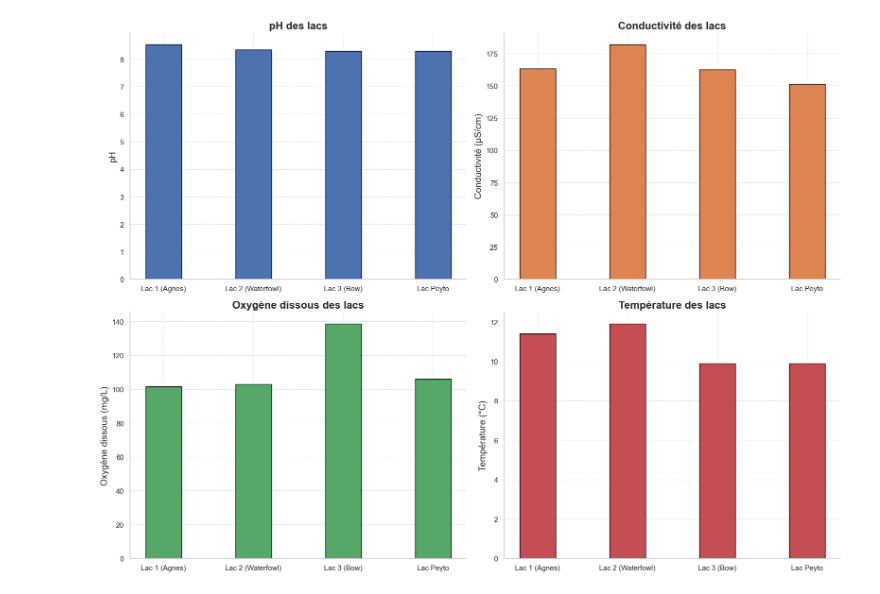
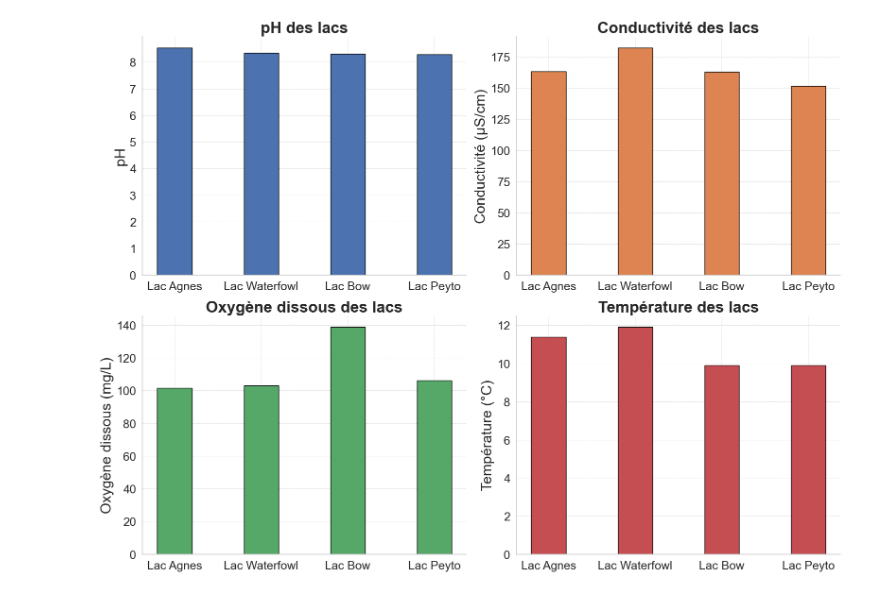
Before and after one commit to tofunori/Ouest, a Jupyter notebook: Limnologie/graphique_lacs.ipynb, the cells around one changed output. Drawn from its saved outputs; the diff is of its cells as text; code cells hidden in the pictures.

```diff
--- a/Limnologie/graphique_lacs.ipynb
+++ b/Limnologie/graphique_lacs.ipynb
@@ -4,7 +4,7 @@ import numpy as np
 import seaborn as sns
 
 # Données
-lacs = ['Lac 1 (Agnes)', 'Lac 2 (Waterfowl)', 'Lac 3 (Bow)', 'Lac Peyto']
+lacs = ['Lac Agnes', 'Lac Waterfowl', 'Lac Bow', 'Lac Peyto']
 ph = [8.53, 8.34, 8.30, 8.29]
 conductivite = [163.3, 182, 162.8, 151.4]
 oxygene_dissous = [101.5, 103, 138.6, 106]
@@ -18,40 +18,51 @@ fig, axs = plt.subplots(2, 2, figsize=(16, 12))
 
 # pH
 axs[0, 0].bar(lacs, ph, width=0.4, color=sns.color_palette("deep")[0], edgecolor='black')
-axs[0, 0].set_title('pH des lacs', fontsize=16, fontweight='bold')
-axs[0, 0].set_ylabel('pH', fontsize=14)
+axs[0, 0].set_title('pH des lacs', fontsize=24, fontweight='bold')
+axs[0, 0].set_ylabel('pH', fontsize=22)
+axs[0, 0].set_xticklabels(lacs, fontsize=18)
 axs[0, 0].grid(visible=True, linestyle='--', linewidth=0.7, alpha=0.7)
 axs[0, 0].spines['top'].set_visible(False)
 axs[0, 0].spines['right'].set_visible(False)
+axs[0, 0].tick_params(axis='y', labelsize=18)  # Increase y-tick labels size
 
 # Conductivité
 axs[0, 1].bar(lacs, conductivite, width=0.4, color=sns.color_palette("deep")[1], edgecolor='black')
-axs[0, 1].set_title('Conductivité des lacs', fontsize=16, fontweight='bold')
-axs[0, 1].set_ylabel('Conductivité (µS/cm)', fontsize=14)
+axs[0, 1].set_title('Conductivité des lacs', fontsize=24, fontweight='bold')
+axs[0, 1].set_ylabel('Conductivité (µS/cm)', fontsize=22)
+axs[0, 1].set_xticklabels(lacs, fontsize=18)
 axs[0, 1].grid(visible=True, linestyle='--', linewidth=0.7, alpha=0.7)
 axs[0, 1].spines['top'].set_visible(False)
 axs[0, 1].spines['right'].set_visible(False)
+axs[0, 1].tick_params(axis='y', labelsize=18)  # Increase y-tick labels size
 
 # Oxygène dissous
 axs[1, 0].bar(lacs, oxygene_dissous, width=0.4, color=sns.color_palette("deep")[2], edgecolor='black')
-axs[1, 0].set_title('Oxygène dissous des lacs', fontsize=16, fontweight='bold')
-axs[1, 0].set_ylabel('Oxygène dissous (mg/L)', fontsize=14)
+axs[1, 0].set_title('Oxygène dissous des lacs', fontsize=24, fontweight='bold')
+axs[1, 0].set_ylabel('Oxygène dissous (mg/L)', fontsize=22)
+axs[1, 0].set_xticklabels(lacs, fontsize=18)
 axs[1, 0].grid(visible=True, linestyle='--', linewidth=0.7, alpha=0.7)
 axs[1, 0].spines['top'].set_visible(False)
 axs[1, 0].spines['right'].set_visible(False)
+axs[1, 0].tick_params(axis='y', labelsize=18)  # Increase y-tick labels size
 
 # Température
 axs[1, 1].bar(lacs, temperature, width=0.4, color=sns.color_palette("deep")[3], edgecolor='black')
-axs[1, 1].set_title('Température des lacs', fontsize=16, fontweight='bold')
-axs[1, 1].set_ylabel('Température (°C)', fontsize=14)
+axs[1, 1].set_title('Température des lacs', fontsize=24, fontweight='bold')
+axs[1, 1].set_ylabel('Température (°C)', fontsize=22)
+axs[1, 1].set_xticklabels(lacs, fontsize=18)
 axs[1, 1].grid(visible=True, linestyle='--', linewidth=0.7, alpha=0.7)
 axs[1, 1].spines['top'].set_visible(False)
 axs[1, 1].spines['right'].set_visible(False)
+axs[1, 1].tick_params(axis='y', labelsize=18)  # Increase y-tick labels size
 
 # Ajustement de la mise en page
 plt.tight_layout()
 
 # Affichage des graphiques
 plt.show()
+
+# Sauvegarde des graphiques avec une haute résolution
+fig.savefig('lacs_parameters.png', dpi=300)
 # %% [output]
-[figure, old version]
+[figure, new version]
```
Also changed, not shown: 2 other files.
